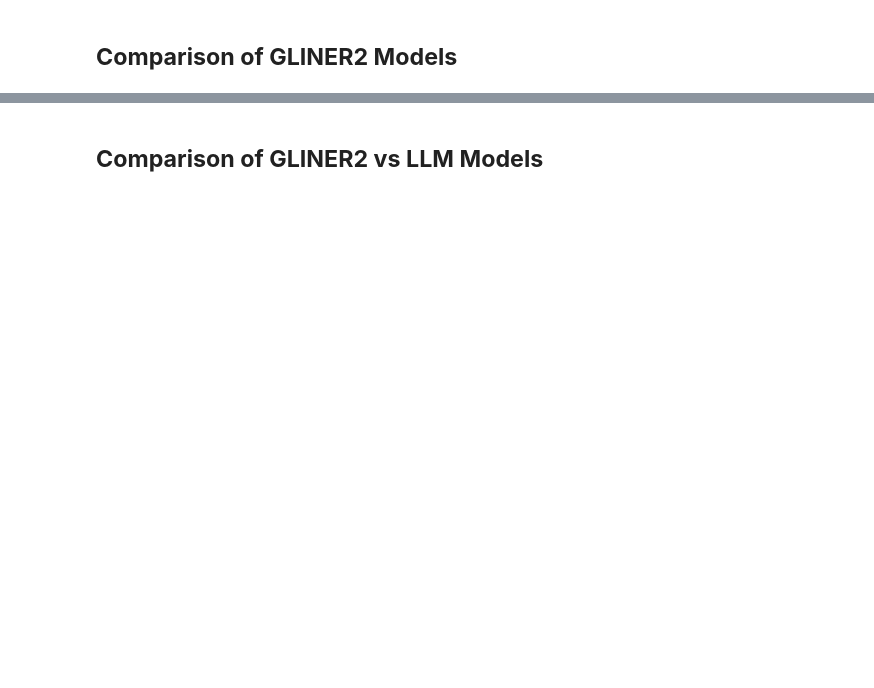
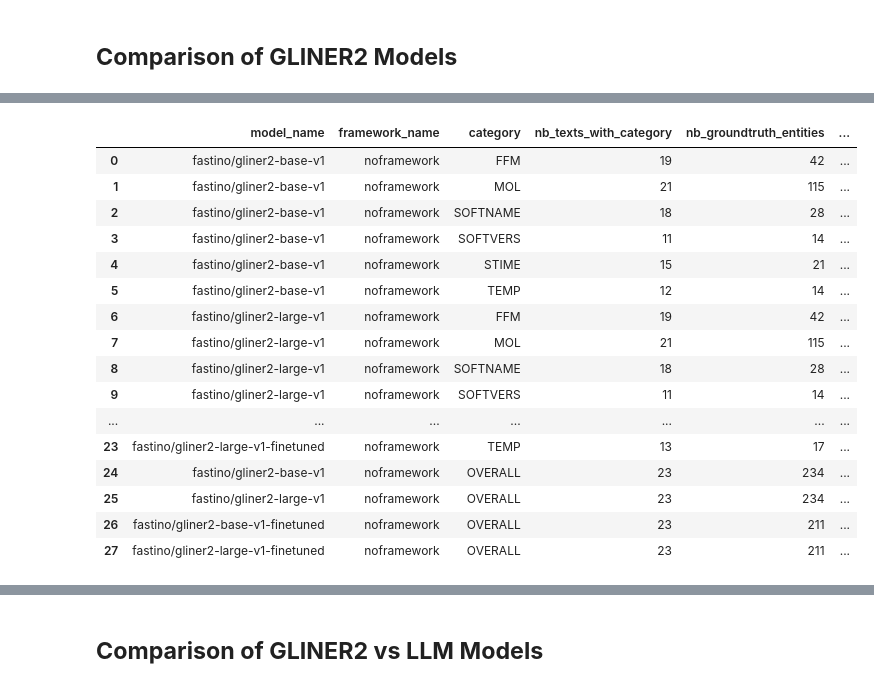
Before and after one commit to MDverse/mdner_llm, a Jupyter notebook: notebooks/compare_models_performance.ipynb, the cells around one changed output, grey strips where cells are left out. Saved outputs shown, nothing was run; the diff lists cells and outputs as text; code cells hidden in the pictures; blank space fills up the shorter version.

```diff
--- a/notebooks/compare_models_performance.ipynb
+++ b/notebooks/compare_models_performance.ipynb
@@ -151,0 +157,31 @@ Categories (7): FFM, MOL, SOFTNAME, SOFTVERS, STIME, TEMP, OVERALL
+# %%
+gliner_df["model_name"] = gliner_df["model_name"].str.replace(
+    r".*gliner2-base.*best",
+    "fastino/gliner2-base-v1-finetuned",
+    regex=True,
+)
+
+gliner_df["model_name"] = gliner_df["model_name"].str.replace(
+    r".*gliner2-large.*best",
+    "fastino/gliner2-large-v1-finetuned",
+    regex=True,
+)
+gliner_df
+# %% [output]
+|  | model_name | framework_name | category | nb_texts_with_category | nb_groundtruth_entities | ... |
+| 0 | fastino/gliner2-base-v1 | noframework | FFM | 19 | 42 | ... |
+| 1 | fastino/gliner2-base-v1 | noframework | MOL | 21 | 115 | ... |
+| 2 | fastino/gliner2-base-v1 | noframework | SOFTNAME | 18 | 28 | ... |
+| 3 | fastino/gliner2-base-v1 | noframework | SOFTVERS | 11 | 14 | ... |
+| 4 | fastino/gliner2-base-v1 | noframework | STIME | 15 | 21 | ... |
+| 5 | fastino/gliner2-base-v1 | noframework | TEMP | 12 | 14 | ... |
+| 6 | fastino/gliner2-large-v1 | noframework | FFM | 19 | 42 | ... |
+| 7 | fastino/gliner2-large-v1 | noframework | MOL | 21 | 115 | ... |
+| 8 | fastino/gliner2-large-v1 | noframework | SOFTNAME | 18 | 28 | ... |
+| 9 | fastino/gliner2-large-v1 | noframework | SOFTVERS | 11 | 14 | ... |
+| ... | ... | ... | ... | ... | ... | ... |
+| 23 | fastino/gliner2-large-v1-finetuned | noframework | TEMP | 13 | 17 | ... |
+| 24 | fastino/gliner2-base-v1 | noframework | OVERALL | 23 | 234 | ... |
+| 25 | fastino/gliner2-large-v1 | noframework | OVERALL | 23 | 234 | ... |
+| 26 | fastino/gliner2-base-v1-finetuned | noframework | OVERALL | 23 | 211 | ... |
+| 27 | fastino/gliner2-large-v1-finetuned | noframework | OVERALL | 23 | 211 | ... |
```
Also changed, not shown: parts of 9 cells of this notebook, 1 other file.
